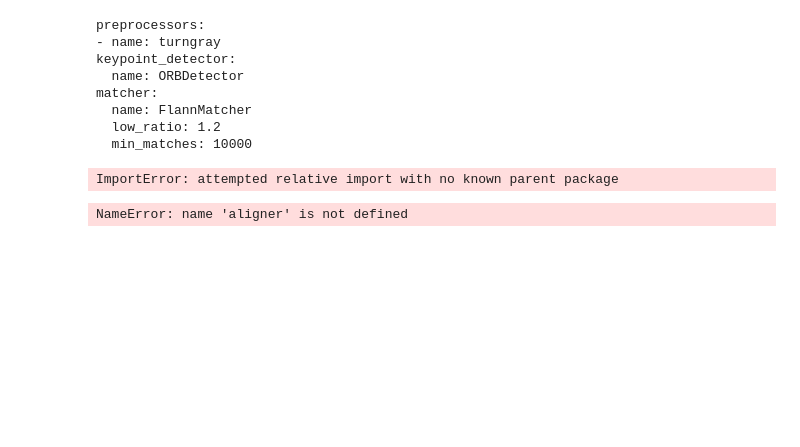
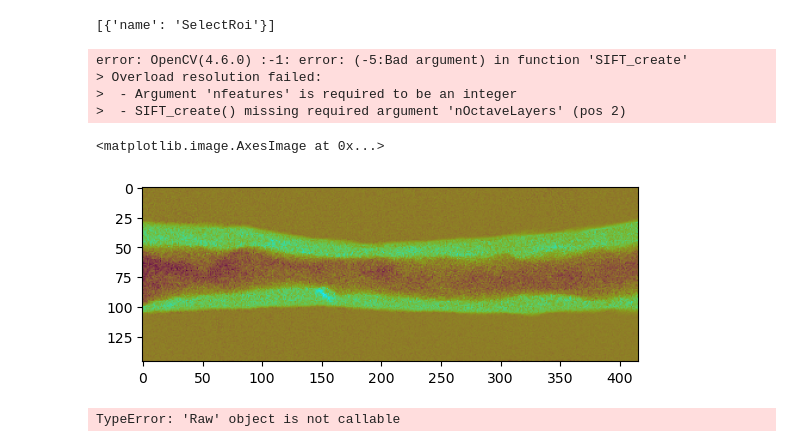
Before and after one commit to RakitaLabSoftware/dreidel, a Jupyter notebook: notebooks/aligner.ipynb, the cells around one changed output. Drawn from its saved outputs; the diff is of its cells as text; code cells hidden in the pictures; blank space fills up the shorter version.

```diff
--- a/notebooks/aligner.ipynb
+++ b/notebooks/aligner.ipynb
@@ -1,46 +1,35 @@
-# %%
-from dataclasses import field
-from pydantic.dataclasses import dataclass
-from omegaconf import OmegaConf
-
-@dataclass
-class PreprocessorCFG:
-    name:str
-
-@dataclass
-class MatcherCFG:
-    name:str = "FlannMatcher"
-    low_ratio:float = 1.2
-    min_matches:int = 10000
-
-@dataclass
-class KeypointDetectorCFG:
-    name:str = "ORBDetector"
-
-@dataclass
-class CFG:
-    preprocessors:list[PreprocessorCFG] = field(default_factory=lambda: [PreprocessorCFG(name='turngray')])
-    keypoint_detector:KeypointDetectorCFG = field(default_factory =KeypointDetectorCFG)
-    matcher:MatcherCFG = field(default_factory=MatcherCFG)
-
-cfg: CFG = OmegaConf.structured(CFG())
-print(OmegaConf.to_yaml(cfg))
-# %% [output]
-preprocessors:
-- name: turngray
-keypoint_detector:
-  name: ORBDetector
-matcher:
-  name: FlannMatcher
-  low_ratio: 1.2
-  min_matches: 10000
+# %%
+from dataclasses import field
+from pydantic.dataclasses import dataclass
+from omegaconf import OmegaConf
+
+cfg = OmegaConf.load("../conf/base.yml")
+print(cfg.aligner.preprocess)
+# %% [output]
+[{'name': 'SelectRoi'}]
 # %%
-from ..dreidel.modeling.aligner.step import StepAligner
-aligner = StepAligner(cfg)
+from dreidel.apps.aligner.aligner_app import Aligner
+aligner = Aligner(cfg.aligner)
 # %% [output]
-ImportError: attempted relative import with no known parent package
+error: OpenCV(4.6.0) :-1: error: (-5:Bad argument) in function 'SIFT_create'
+> Overload resolution failed:
+>  - Argument 'nfeatures' is required to be an integer
+>  - SIFT_create() missing required argument 'nOctaveLayers' (pos 2)
+# %%
+import cv2
+import matplotlib.pyplot as plt
+src = cv2.imread("/home/thinkpad/projects/dreidel/data/processed/eels/cleaned.png")
+src = cv2.rotate(src, cv2.ROTATE_90_CLOCKWISE)
+tgt = cv2.imread("/home/thinkpad/projects/dreidel/data/processed/eels/cleaned.png")
+plt.imshow(src)
+# %% [output]
+<matplotlib.image.AxesImage at 0x...>
+[figure, added]
 # %%
-for preprocessor in aligner.preprocessors():
-    preprocessor.run()
+for preprocessor in aligner.preprocessors:
+    src = preprocessor.preprocess(img=src)
+    preprocessor.show()
+    tgt = preprocessor.preprocess(img=tgt)
+    preprocessor.show()
 # %% [output]
-NameError: name 'aligner' is not defined
+TypeError: 'Raw' object is not callable
```
Also changed, not shown: parts of 7 cells of this notebook, 51 other files.
